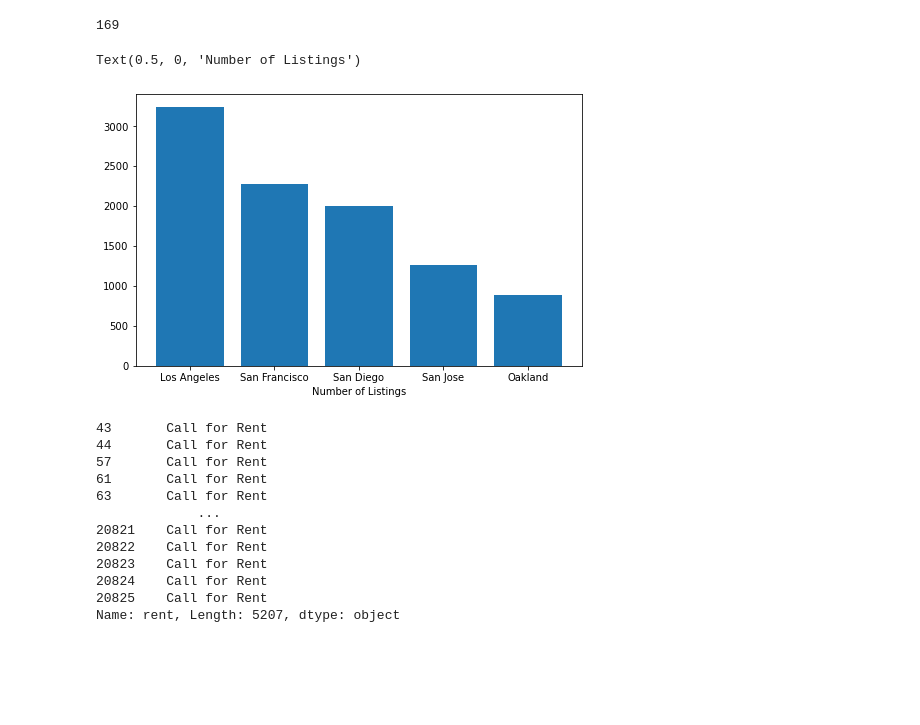
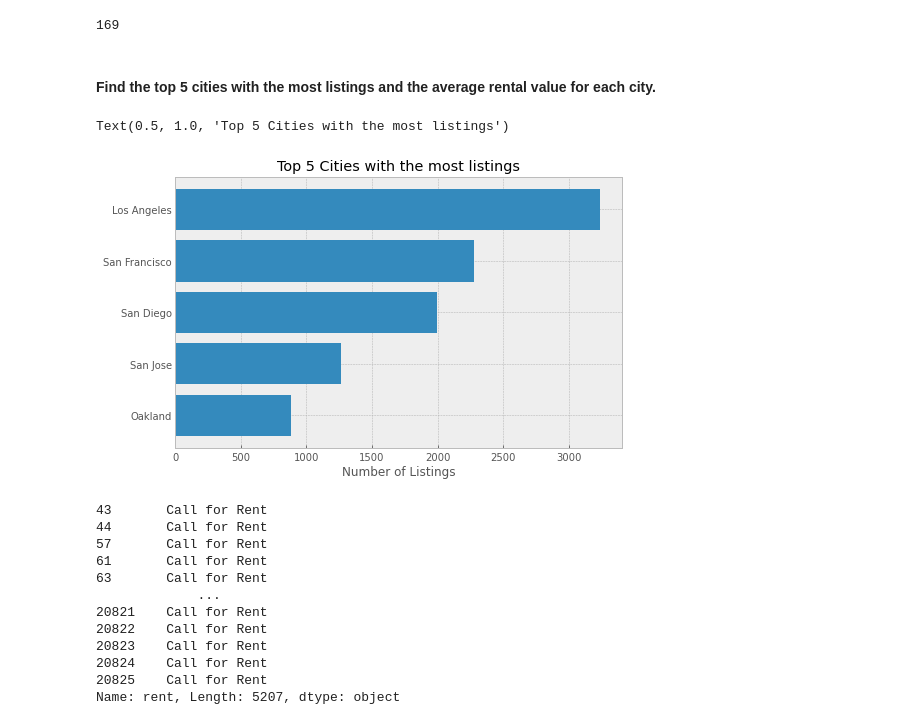
Before and after one commit to yenholaivy/CaliforniaRentalValueEstimation, a Jupyter notebook: CaliforniaRentalValueEstimation.ipynb, the cells around one changed output. Drawn from its saved outputs; the diff is of its cells as text; code cells hidden in the pictures; blank space fills up the shorter version.

```diff
--- a/CaliforniaRentalValueEstimation.ipynb
+++ b/CaliforniaRentalValueEstimation.ipynb
@@ -13,6 +13,8 @@ import json
 import random
 import pprint
 import re
+
+plt.style.use('bmh')
 # %%
 filepath = '/Users/ivylai/Desktop/Galvanize/apt_scrapper/master_file0329.xlsx'
 
@@ -98,22 +102,26 @@ array(['Alameda', 'Albany', 'Anaheim', 'Antelope', 'Aptos', 'Arcata',
 data_1['city'].sort_values().nunique()
 # %% [output]
 169
+# %% [markdown]
+#### Find the top 5 cities with the most listings and the average rental value for each city.
 # %%
 city_lst = []
 cities, count = np.unique(data_1['city'].to_numpy(), return_counts = True)
 for city, n in zip(cities, count):
     city_lst.append((city, n))
 
 sorted_city = sorted(city_lst,key=lambda x: x[1], reverse=True)
-top10_cities = [x[0] for x in sorted_city[:5]]
-top10_n = [x[1] for x in sorted_city[:5]]
+top10_cities = [x[0] for x in sorted_city[:5]][::-1]
+top10_n = [x[1] for x in sorted_city[:5]][::-1]
 
 fig, ax = plt.subplots(figsize = (8,5))
-ax.bar(top10_cities, top10_n)
+ax.barh(top10_cities, top10_n)
 ax.set_xlabel('Number of Listings')
+
+ax.set_title('Top 5 Cities with the most listings')
 # %% [output]
-Text(0.5, 0, 'Number of Listings')
+Text(0.5, 1.0, 'Top 5 Cities with the most listings')
-[figure, old version]
+[figure, new version]
 # %%
 data_1['rent'][data_1['rent'].str.contains('Call for Rent')]
 # %% [output]
```
Also changed, not shown: parts of 21 cells of this notebook.
